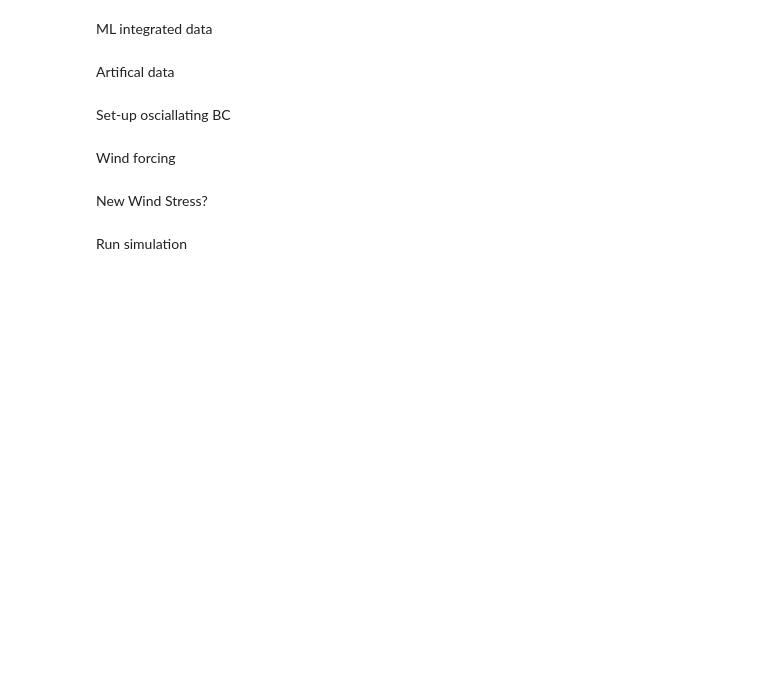
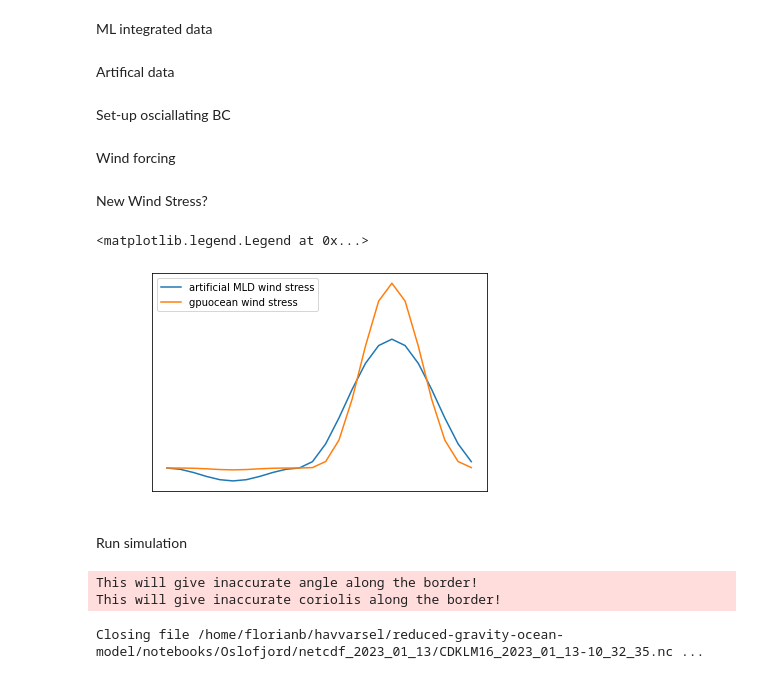
Before and after one commit to sintefmath/reduced-gravity-ocean-model, a Jupyter notebook: notebooks/Oslofjord/Oslofjord-ArtificialParameters.ipynb, the cells around one changed output. Cells and saved outputs as stored; diff of their text form; code cells hidden in the pictures; blank space fills up the shorter version.

```diff
--- a/notebooks/Oslofjord/Oslofjord-ArtificialParameters.ipynb
+++ b/notebooks/Oslofjord/Oslofjord-ArtificialParameters.ipynb
@@ -137,3 +115,6 @@ data_args["dx"], data_args["dy"]
+# %%
+data_args["t"] = np.float32(nc["ocean_time"][11].data)
+print("Simulation start time = " + str(datetime.datetime.utcfromtimestamp(data_args["t"]).strftime('%Y-%m-%d %H:%M:%S')))
 # %%
 data_args['angle'] = nc["angle"][y0:y1, x0:x1]
 from gpuocean.utils import OceanographicUtilities
@@ -198,8 +179,8 @@ mld = np.ma.array( 10.0*np.ones_like(mld), mask=copy.copy(mld.mask) )
 
 data_args["eta0"] = np.ma.array(mld.data - H, mask=copy.copy(mld.mask))
 # %%
-init_mld_south = 5
-init_mld_north = 10
+init_mld_south = 2.5
+init_mld_north = 7.5
 
 mld.data[0:430] = init_mld_south*np.ones((430,mld.shape[1])) + (init_mld_north - init_mld_south)*np.ones((430,mld.shape[1]))*np.arange(0,1,1/430)[:,np.newaxis]
 mld.data[430:] = init_mld_north
@@ -320,24 +301,31 @@ New Wind Stress?
 from gpuocean.utils import WindStress
 data_args["wind"] = WindStress.WindStress(t=[0],stress_u=[np.array([[0.0]], dtype=np.float32)],stress_v=[np.array([[0.0]], dtype=np.float32)])
 # %%
-wind_scaling = 0.75*1e-5
+wind_scaling = 1e-5
 
 wind_stress_u = copy.deepcopy(wind_u)
 wind_stress_v = copy.deepcopy(wind_v)
 for t_idx in range(len(wind_stress_u)):
     wind_stress_u[t_idx] = wind_scaling*wind_stress_u[t_idx]
     wind_stress_v[t_idx] = wind_scaling*wind_stress_v[t_idx]
 
 data_args["wind"] = WindStress.WindStress(t=ts, stress_u=wind_stress_v, stress_v=wind_stress_u)
 
 plt.plot(np.array(wind_stress_u).flatten()[0:24], label="artificial MLD wind stress")
 plt.plot(np.array(wind.stress_v).flatten()[0:24], label="gpuocean wind stress")
 plt.legend(labelcolor="black")
+# %% [output]
+<matplotlib.legend.Legend at 0x...>
+[figure, added]
 # %% [markdown]
 Run simulation
 # %%
 from gpuocean.SWEsimulators import CDKLM16
 sim = CDKLM16.CDKLM16(gpu_ctx, dt=0.0,  **NetCDFInitialization.removeMetadata(data_args), write_netcdf=True)
+# %% [output]
+This will give inaccurate angle along the border!
+This will give inaccurate coriolis along the border!
+Closing file /home/florianb/havvarsel/reduced-gravity-ocean-model/notebooks/Oslofjord/netcdf_2023_01_13/CDKLM16_2023_01_13-10_32_35.nc ...
 # %%
 subt = 3600
 for runt in range(int(T/subt)):#range(len(ds.ocean_time)):
```
Also changed, not shown: parts of 8 cells of this notebook.
